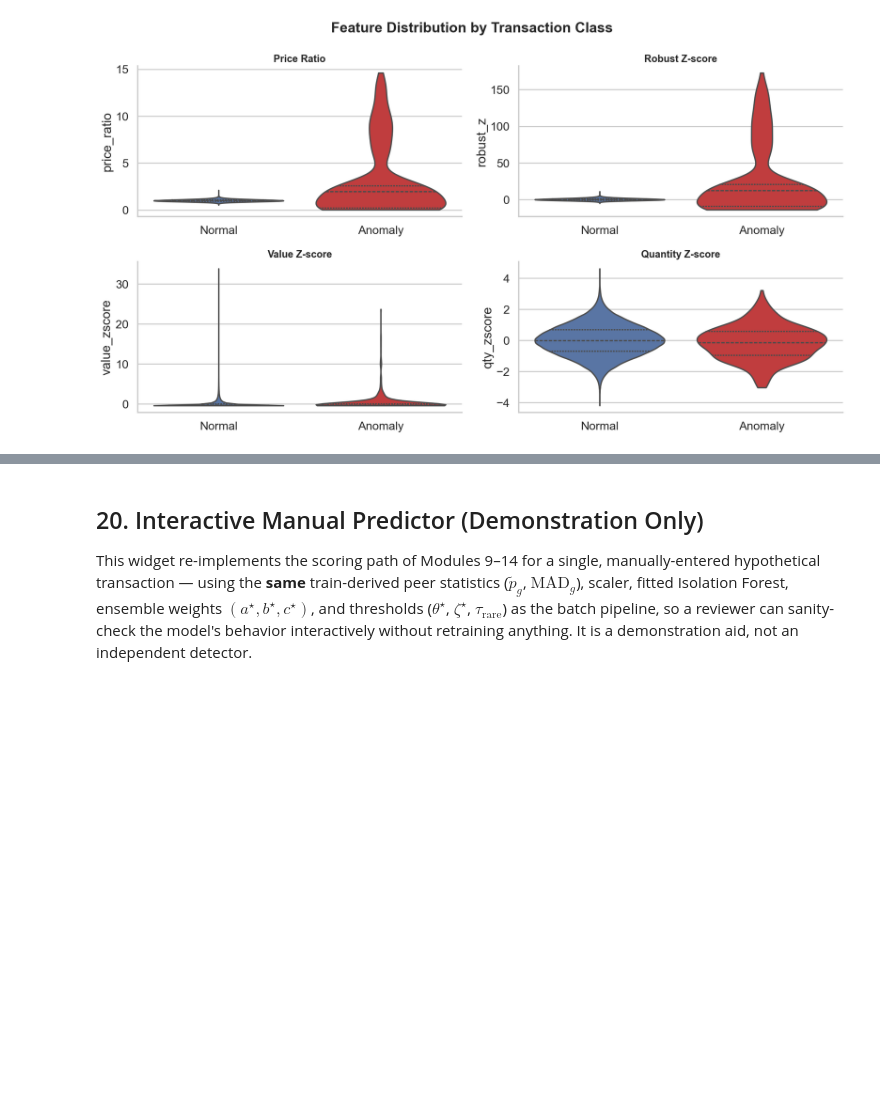
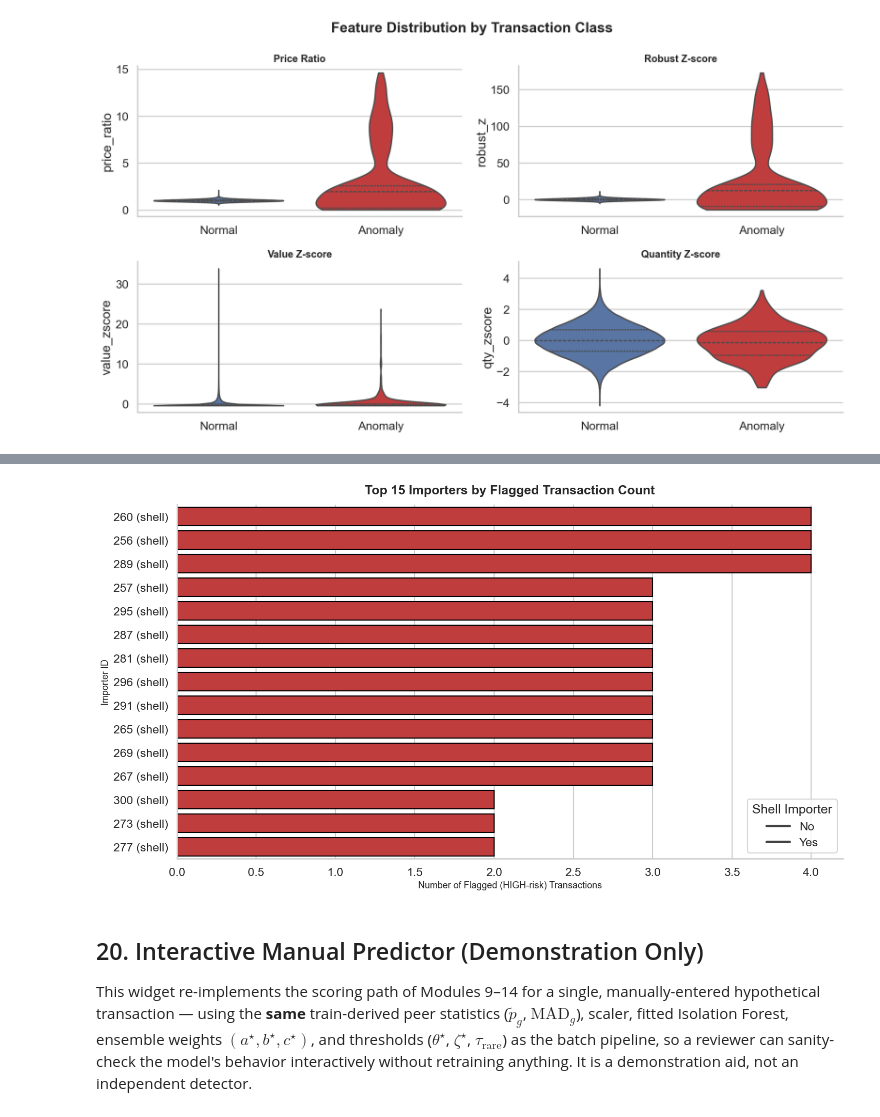
Before and after one commit to FullStackAnalyst/Data-Engineering, a Jupyter notebook: PYTHON/TBML.ipynb, the cells around one changed output, grey strips where cells are left out. Cells and saved outputs as stored; diff of their text form; code cells hidden in the pictures; blank space fills up the shorter version.

```diff
--- a/PYTHON/TBML.ipynb
+++ b/PYTHON/TBML.ipynb
@@ -2655,0 +2939,91 @@ plt.show()
+# %%
+# ───────────────────────────────────────────────────────────────────────────
+# BI 7 — Top-N Riskiest Importers (Aggregated Rollup)
+# ───────────────────────────────────────────────────────────────────────────
+
+importer_rollup = (
+    df.groupby("importer_id")
+    .agg(
+        n_transactions=("txn_id", "count"),
+        n_flagged=("risk_level", lambda s: (s == "HIGH").sum()),
+        mean_ensemble_score=("ensemble_score", "mean"),
+        max_ensemble_score=("ensemble_score", "max"),
+        n_high_risk_country=("country_risk", "sum"),
+        is_shell_importer=("is_shell_importer", "max"),
+    )
+    .reset_index()
+)
+
+importer_rollup["flag_rate"] = (
+    importer_rollup["n_flagged"] / importer_rollup["n_transactions"]
+)
+
+# Sort by flag_rate (not absolute count) — a high-volume importer accumulating a few
+# false positives should not outrank a low-volume importer with a genuinely elevated
+# per-transaction risk. A minimum transaction count guards against unstable rates
+# from importers with only 1-2 transactions total.
+MIN_TXNS_FOR_ROLLUP = 10
+
+top_importers = (
+    importer_rollup[
+        (importer_rollup["n_flagged"] > 0)
+        & (importer_rollup["n_transactions"] >= MIN_TXNS_FOR_ROLLUP)
+    ]
+    .sort_values("flag_rate", ascending=False)
+    .head(15)
+)
+
+print("=" * 80)
+print("  TOP 15 IMPORTERS BY NUMBER OF FLAGGED TRANSACTIONS")
+print("=" * 80)
+print(
+    top_importers[
+        [
+            "importer_id",
+            "n_transactions",
+            "n_flagged",
+            "flag_rate",
+            "mean_ensemble_score",
+            "is_shell_importer",
+        ]
+    ].to_string(index=False)
+)
+
+n_shell_in_top = int(top_importers["is_shell_importer"].sum())
+print(
+    f"\n{n_shell_in_top} of the top 15 flagged importers (ranked by flag RATE, "
+    f"min {MIN_TXNS_FOR_ROLLUP} transactions) are synthetically-labeled shell "
+    f"importers (Module 5.2) — since this label is normally unknown in a real "
+    f"deployment, this cross-check validates that the rollup surfaces genuinely "
+    f"high-risk importers rather than high-volume importers accumulating noise."
+)
+
+# ───────── Visualization ─────────
+fig, ax = plt.subplots(figsize=(15, 15 * 9 / 16))
+plot_data = top_importers.copy()
+plot_data["importer_label"] = plot_data["importer_id"].astype(str) + (
+    plot_data["is_shell_importer"].map({1: " (shell)", 0: ""})
+)
+
+ax = sns.barplot(
+    data=plot_data,
+    y="importer_label",
+    x="n_flagged",
+    hue="is_shell_importer",
+    palette={0: "#4C72B0", 1: "#D62728"},
+    dodge=False,
+    edgecolor="black",
+)
+plt.title(
+    "Top 15 Importers by Flagged Transaction Count",
+    fontsize=18,
+    fontweight="bold",
+    pad=15,
+)
+plt.xlabel("Number of Flagged (HIGH-risk) Transactions", fontsize=13)
+plt.ylabel("Importer ID", fontsize=13)
+plt.legend(title="Shell Importer", labels=["No", "Yes"], frameon=True)
+sns.despine()
+plt.tight_layout()
+plt.show()
+# %% [output]
@@ -2656,3 +3047,4 @@ plt.show()
+[figure, added]
 # %% [markdown]
 ## 20. Interactive Manual Predictor (Demonstration Only)
 
```
Also changed, not shown: parts of 14 cells of this notebook.
